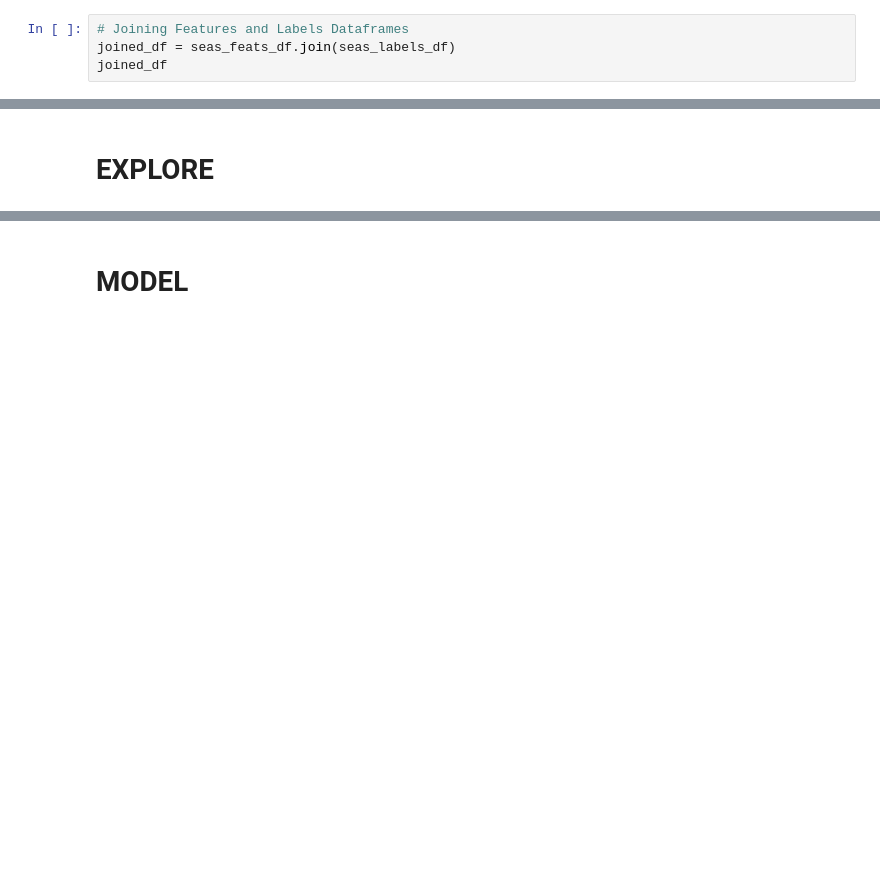
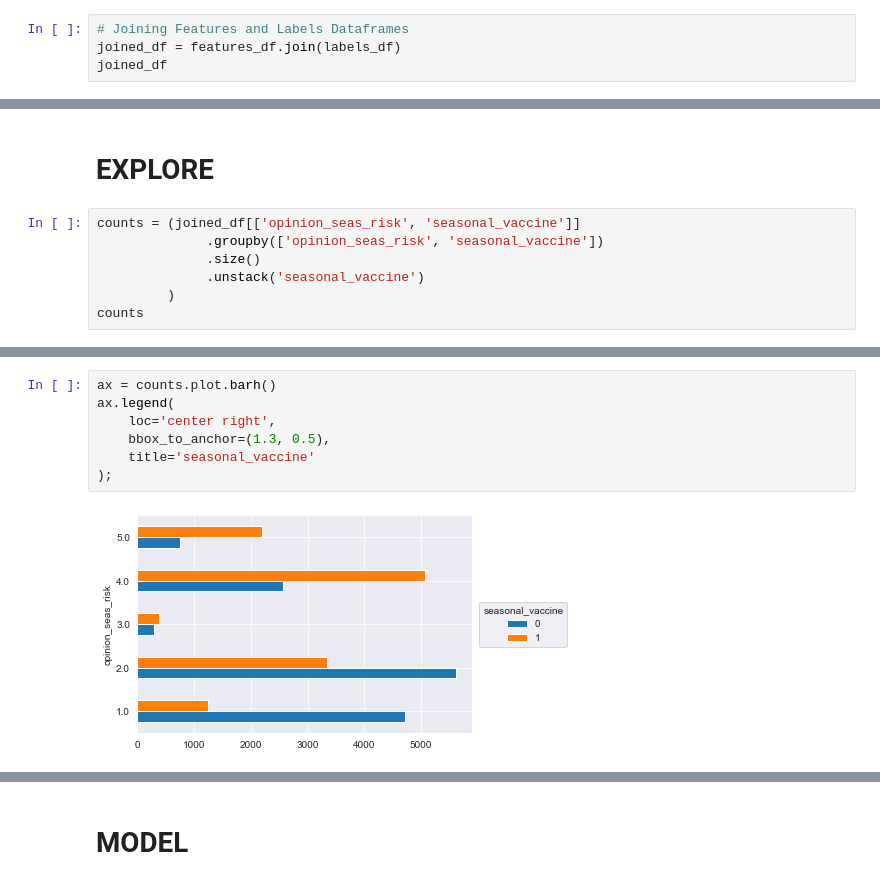
Before and after one commit to rcauvy/Flu_Shot_Learning, a Jupyter notebook: index.ipynb, the cells around one changed output, grey strips where cells are left out. Cells and saved outputs as stored; diff of their text form; blank space fills up the shorter version.

```diff
--- a/index.ipynb
+++ b/index.ipynb
@@ -135,6 +127,6 @@ np.testing.assert_array_equal(features_df.index.values, labels_df.index.values)
 The assertion ran without an error, indicating the features and labels line up correctly.
 # %%
 # Joining Features and Labels Dataframes
-joined_df = seas_feats_df.join(seas_labels_df)
+joined_df = features_df.join(labels_df)
 joined_df
 # %% [output]
@@ -286,3 +297,10 @@ Using the mean, median, or mode for numeric datatypes
 The benefit of including this step in a pipeline is that I will be able to include these different methods in a GridSearchCV as part of my hyperparameter turning steps.
 # %% [markdown]
 # EXPLORE
+# %%
+counts = (joined_df[['opinion_seas_risk', 'seasonal_vaccine']]
+              .groupby(['opinion_seas_risk', 'seasonal_vaccine'])
+              .size()
+              .unstack('seasonal_vaccine')
+         )
+counts
@@ -288,0 +315,9 @@ The benefit of including this step in a pipeline is that I will be able to inclu
+# %%
+ax = counts.plot.barh()
+ax.legend(
+    loc='center right',
+    bbox_to_anchor=(1.3, 0.5),
+    title='seasonal_vaccine'
+);
+# %% [output]
+[figure, added]
```
Also changed, not shown: parts of 55 cells of this notebook, 2 other files.
